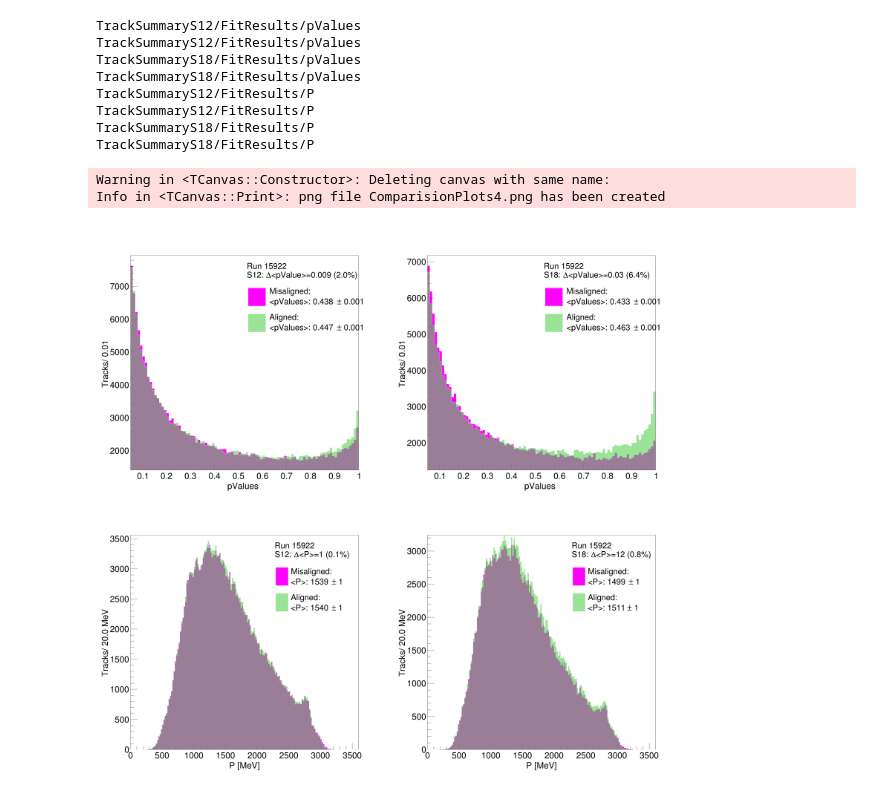
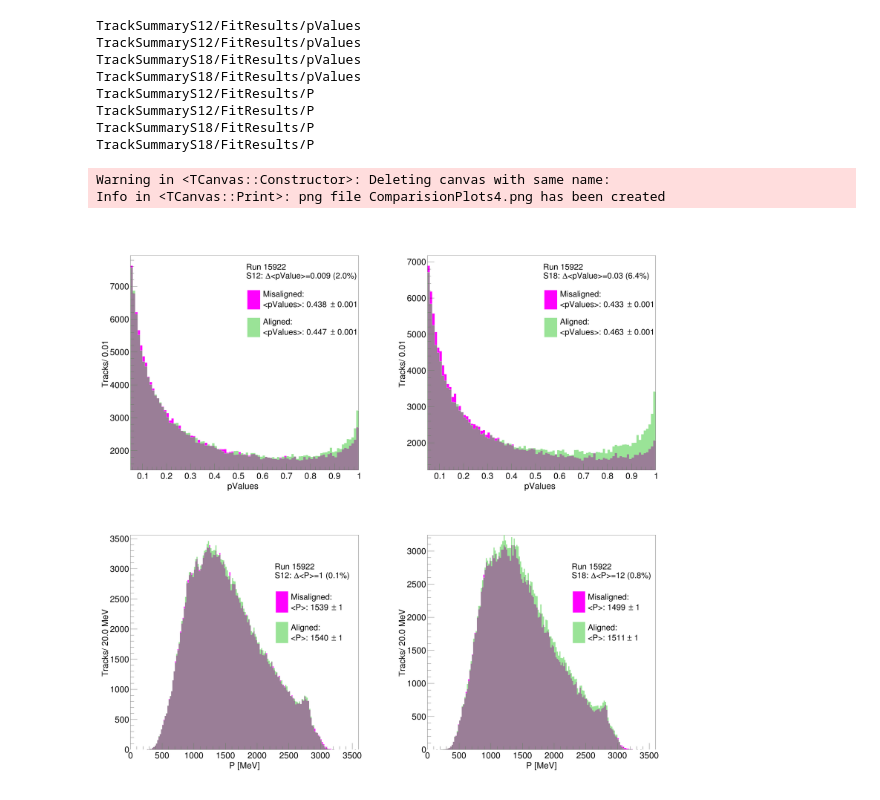
Before and after one commit to glukicov/alignTrack, a Jupyter notebook: mpIIDESY/Align_IterPlots.ipynb, the cells around one changed output. Cells and saved outputs as stored; diff of their text form; code cells hidden in the pictures.

Commit message:
FoM Plots

```diff
--- a/mpIIDESY/Align_IterPlots.ipynb
+++ b/mpIIDESY/Align_IterPlots.ipynb
@@ -63,9 +63,9 @@ for i_plot in range(0, len(plotName)):
 
         c.cd(i_total+1)
         if (i_plot == 0):
-            legend =  TLegend(0.5,0.6,0.85,0.89)
+            legend =  TLegend(0.5,0.58,0.76,0.89)
         if (i_plot == 1):
-            legend =  TLegend(0.6,0.6,0.85,0.89)
+            legend =  TLegend(0.6,0.48,0.85,0.82)
         legendArray.append(legend) # stroe all to keep in scope
         for i_state in range(0, stateN):
 
@@ -110,31 +110,31 @@ for i_plot in range(0, len(plotName)):
                 plot.SetFillColorAlpha(colors[i_state], 0.6)
                 plot.Draw("same")
 
             #fill legend once per state
             legenValue1 = "#splitline{"+str(names[i_state])+":}{<"+plotName[i_plot]+">: "+str(round(mean, round_to))+" #pm "+str(round(mean_error, round_to))+"}"
             legend.AddEntry(plot, str(legenValue1), "f")
 
         #draw legend once per canvas
         legend.SetHeader("#splitline{Run 15922}{S"+stationName[i_station]+": "+plotTitle[i_plot]+str(round(meanArray[1]-meanArray[0], round_to))+" ("+str(round( (meanArray[1]-meanArray[0])/meanArray[1]*100, 1))+"%)}", "")
         legend.Draw("same")
         i_total+=1
         meanArray=[]
         gStyle.SetOptStat(0)
         gStyle.SetOptFit(0)
         gStyle.SetLegendBorderSize(0)
         gStyle.SetLegendTextSize(0.033)
 
 c.Draw()
 c.Print("ComparisionPlots"+str(i_total)+".png")
 # %% [output]
 TrackSummaryS12/FitResults/pValues
 TrackSummaryS12/FitResults/pValues
 TrackSummaryS18/FitResults/pValues
 TrackSummaryS18/FitResults/pValues
 TrackSummaryS12/FitResults/P
 TrackSummaryS12/FitResults/P
 TrackSummaryS18/FitResults/P
 TrackSummaryS18/FitResults/P
 Warning in <TCanvas::Constructor>: Deleting canvas with same name:
 Info in <TCanvas::Print>: png file ComparisionPlots4.png has been created
-[figure, old version]
+[figure, new version]
```
Also changed, not shown: 7 other files.
